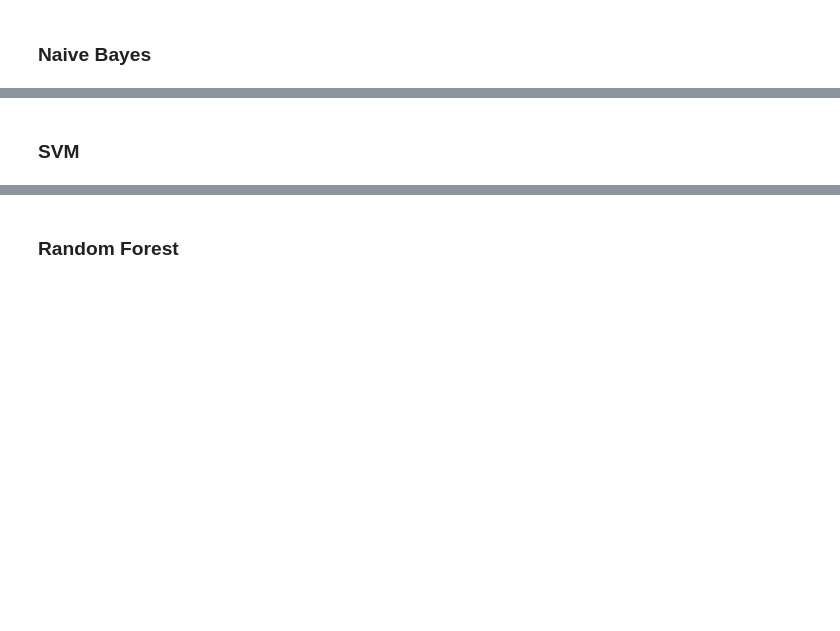
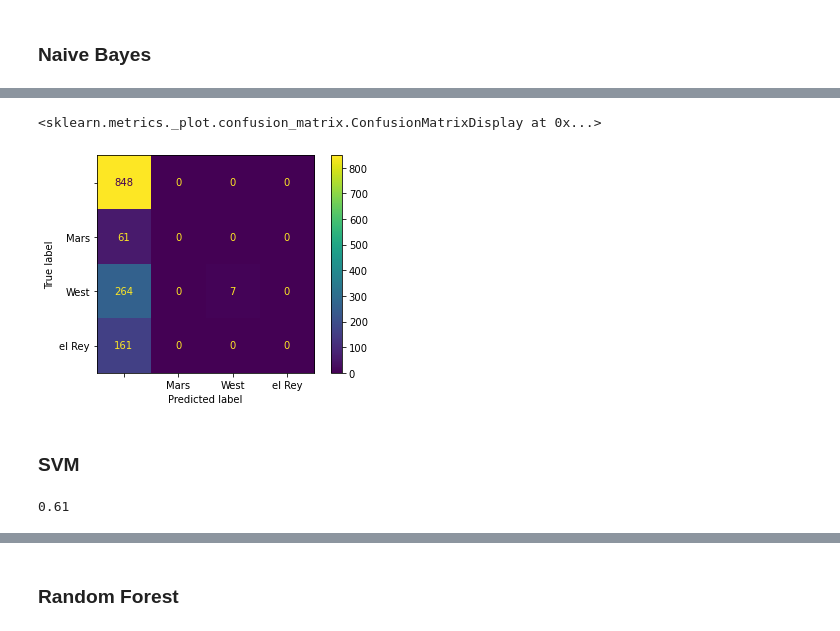
Before and after one commit to martinalex7/ProjetPython2A, a Jupyter notebook: rapports/3_modelling.ipynb, the cells around one changed output, grey strips where cells are left out. Drawn from its saved outputs; the diff is of its cells as text; code cells hidden in the pictures; blank space fills up the shorter version.

Commit message:
adding confusion matrix, svm and random forest

```diff
--- a/rapports/3_modelling.ipynb
+++ b/rapports/3_modelling.ipynb
@@ -108,8 +114,8 @@ def tokenized_lyrics(lyrics):
     # à voir comment améliorer en supprimant les stopwords + ponctuation
     return word_tokenize(str(lyrics))
 
-for filename in os.listdir('./completed_data'):
-    data = pd.read_csv(open(f'./completed_data/{filename}'),encoding='utf-8', engine='c')
+for filename in os.listdir('./artist_data'):
+    data = pd.read_csv(f'./artist_data/{filename}')
     # ignore macOS files
     if filename == '.DS_Store': continue
     artist_name = filename.replace('.csv', '')[18:]
@@ -140,5 +152,12 @@ print(result)
 print(f"The artist is: {pipeline.classes_[result.argmax()]}")
 # %%
 pipeline.classes_
+# %%
+from sklearn.metrics import ConfusionMatrixDisplay
+
+ConfusionMatrixDisplay.from_estimator(pipeline, X_train, y_train)
+# %% [output]
+<sklearn.metrics._plot.confusion_matrix.ConfusionMatrixDisplay at 0x...>
+[figure, added]
 # %% [markdown]
 ### SVM <a class="anchor" id="chapter4"></a>
@@ -144,0 +166,9 @@ pipeline.classes_
+# %%
+from sklearn.svm import SVC
+
+clf = make_pipeline(CountVectorizer(), TfidfTransformer(), SVC(gamma='auto'))
+clf.fit(X_train,y_train)
+
+clf.score(X_test,y_test).round(2)
+# %% [output]
+0.61
```
Also changed, not shown: parts of 7 cells of this notebook, 1 other file.
